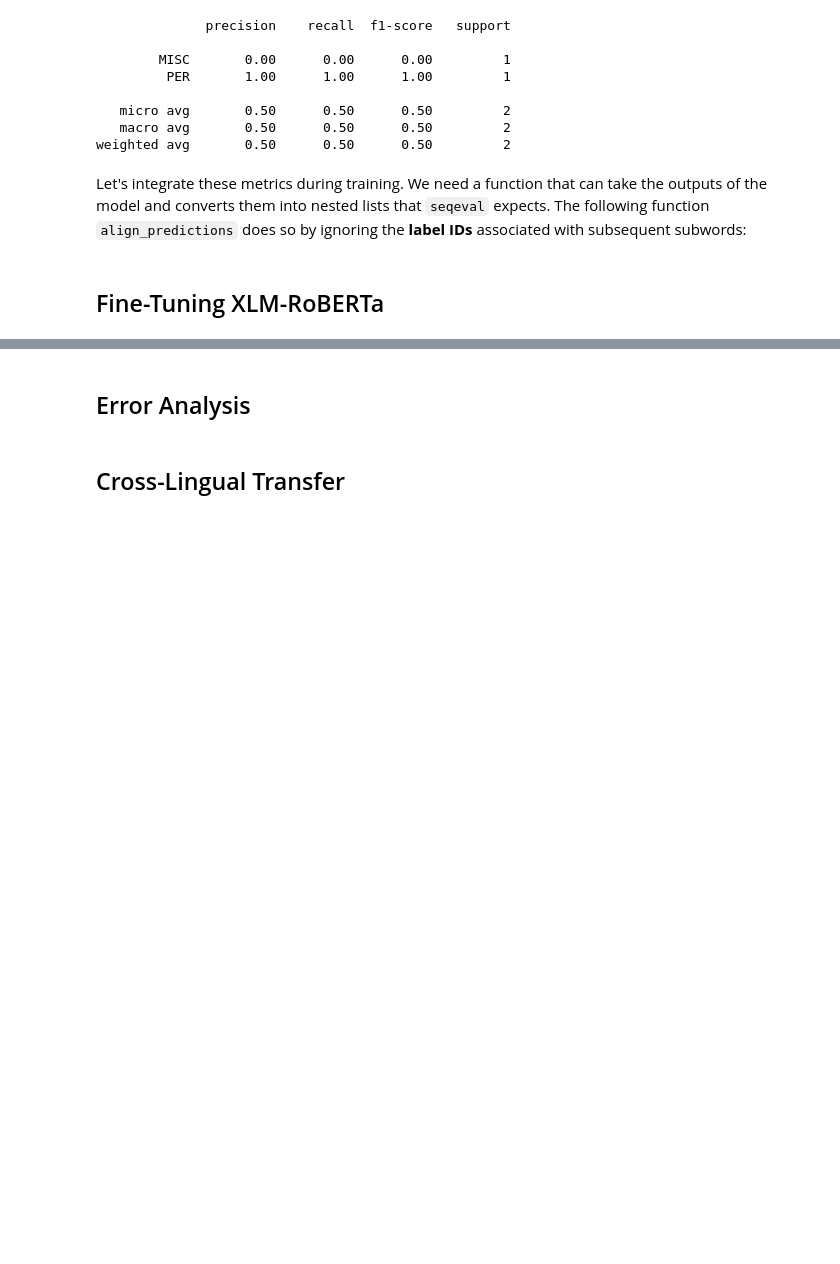
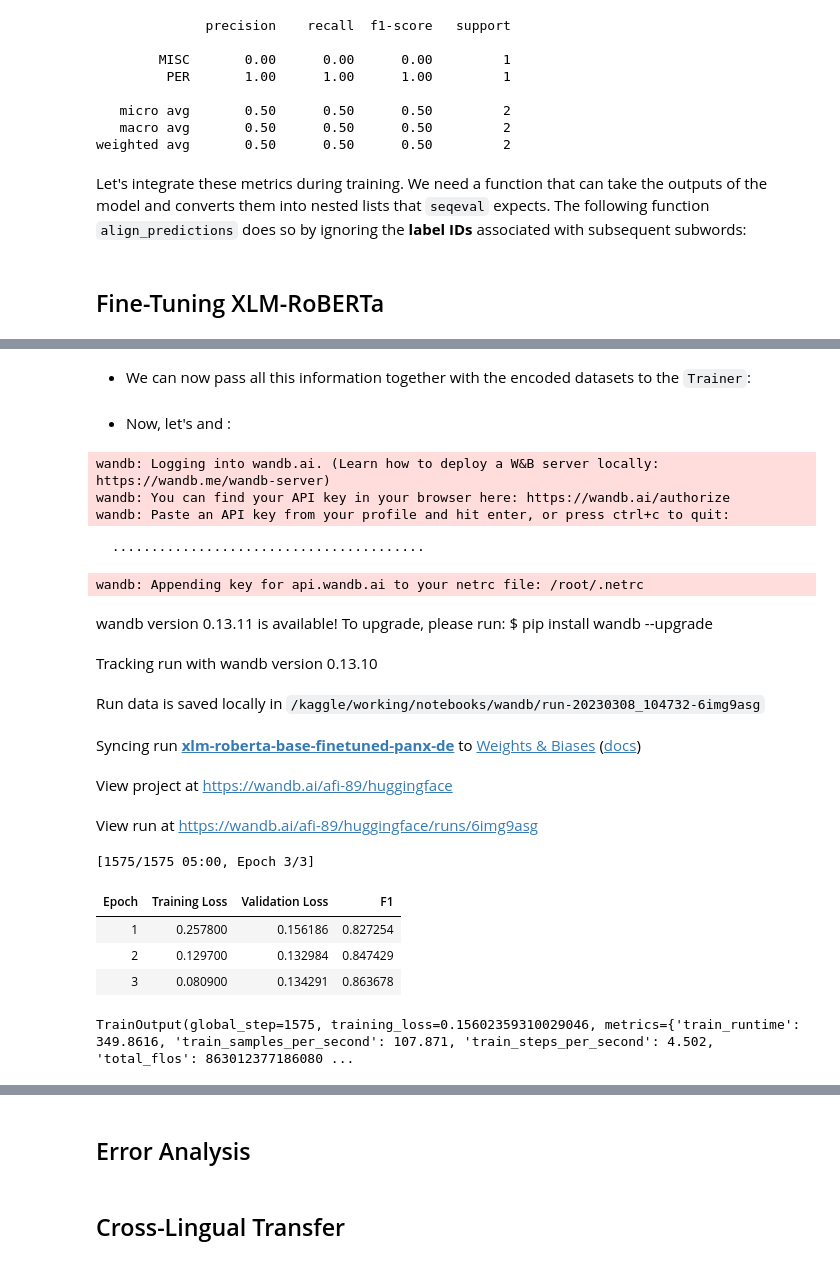
Before and after one commit to ahmad-alismail/NLP-with-Transformers, a Jupyter notebook: 4-nlp-with-transformers-multilingual-ner.ipynb, the cells around one changed output, grey strips where cells are left out. Saved outputs shown, nothing was run; the diff lists cells and outputs as text; code cells hidden in the pictures; blank space fills up the shorter version.

Commit message:
Kaggle Notebook | 4. NLP with Transformers: Multilingual NER | Version 11

```diff
--- a/4-nlp-with-transformers-multilingual-ner.ipynb
+++ b/4-nlp-with-transformers-multilingual-ner.ipynb
@@ -709 +758,3 @@ def model_init():
+# %% [markdown]
+* We can now pass all this information together with the encoded datasets to the `Trainer`:
 # %%
@@ -715,10 +767,32 @@ trainer = Trainer(model_init=model_init, args=training_args,
                   train_dataset=panx_de_encoded["train"],
                   eval_dataset=panx_de_encoded["validation"],
                   tokenizer=xlmr_tokenizer)
+# %% [markdown]
+* Now, let's  and :
 # %%
-#hide_input
+# run the training loop
 trainer.train()
-trainer.push_to_hub(commit_message="Training completed!")
+
+# Push the final model to the Hub
+#trainer.push_to_hub(commit_message="Training completed!")
+# %% [output]
+wandb: Logging into wandb.ai. (Learn how to deploy a W&B server locally: https://wandb.me/wandb-server)
+wandb: You can find your API key in your browser here: https://wandb.ai/authorize
+wandb: Paste an API key from your profile and hit enter, or press ctrl+c to quit:
+  ········································
+wandb: Appending key for api.wandb.ai to your netrc file: /root/.netrc
+wandb version 0.13.11 is available! To upgrade, please run: $ pip install wandb --upgrade
+Tracking run with wandb version 0.13.10
+Run data is saved locally in /kaggle/working/notebooks/wandb/run-20230308_104732-6img9asg
+Syncing run xlm-roberta-base-finetuned-panx-de to Weights & Biases (docs)
+View project at https://wandb.ai/afi-89/huggingface
+View run at https://wandb.ai/afi-89/huggingface/runs/6img9asg
+[1575/1575 05:00, Epoch 3/3]
+| Epoch | Training Loss | Validation Loss | F1 |
+| 1 | 0.257800 | 0.156186 | 0.827254 |
+| 2 | 0.129700 | 0.132984 | 0.847429 |
+| 3 | 0.080900 | 0.134291 | 0.863678 |
+TrainOutput(global_step=1575, training_loss=0.15602359310029046, metrics={'train_runtime': 349.8616, 'train_samples_per_second': 107.871, 'train_steps_per_second': 4.502, 'total_flos': 863012377186080 ...
 # %%
 # hide_input
 df = pd.DataFrame(trainer.state.log_history)[['epoch','loss' ,'eval_loss', 'eval_f1']]
```
Also changed, not shown: parts of 20 cells of this notebook.
